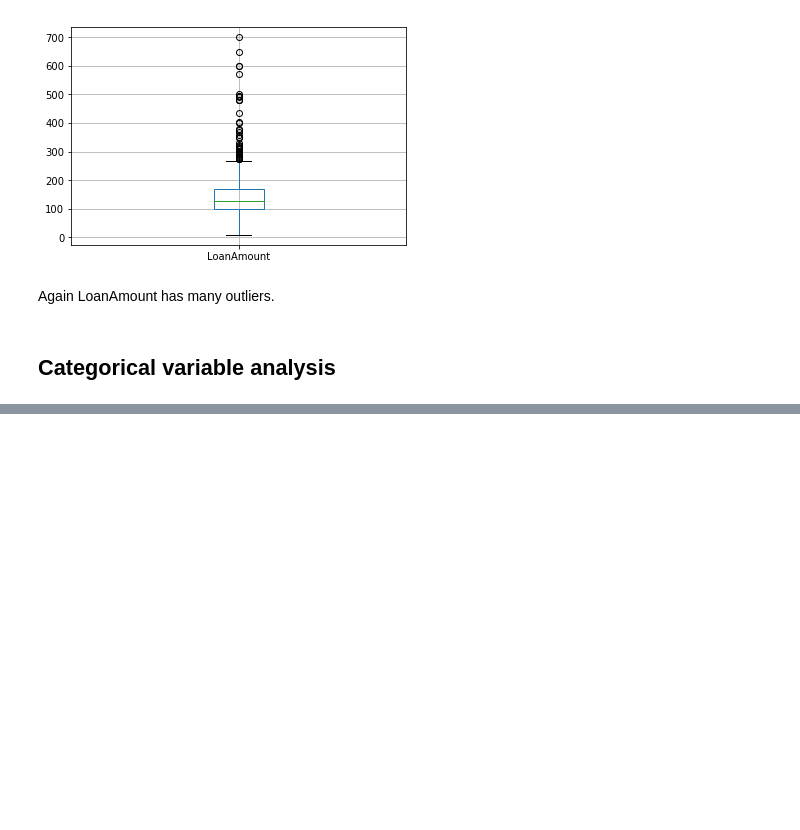
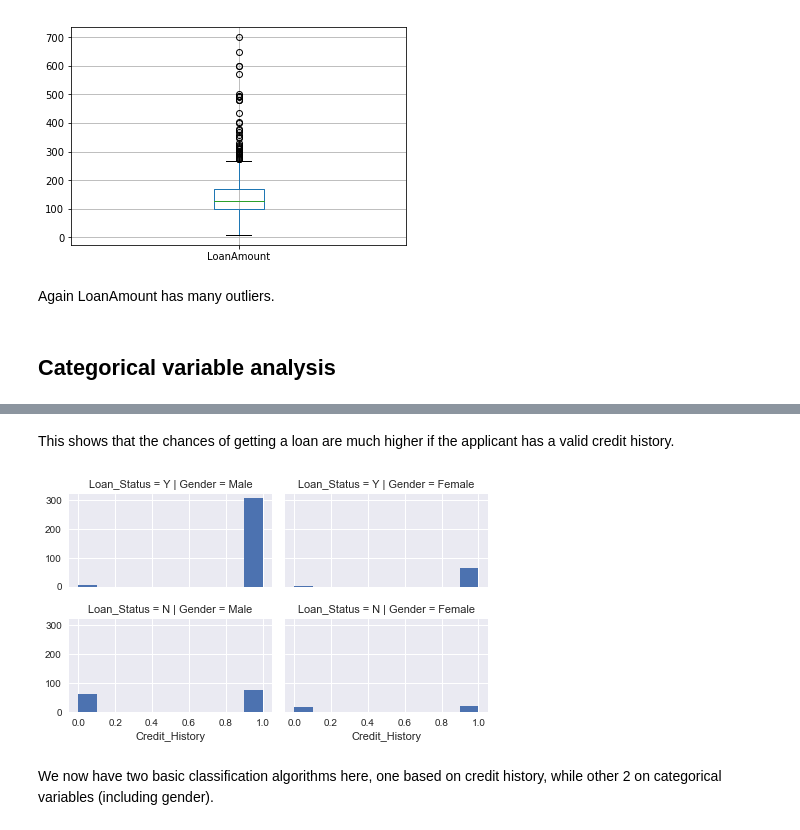
Before and after one commit to Prashant-mahajan/Loan-Prediction, a Jupyter notebook: Loan_Prediction.ipynb, the cells around one changed output, grey strips where cells are left out. Saved outputs shown, nothing was run; the diff lists cells and outputs as text; code cells hidden in the pictures; blank space fills up the shorter version.

Commit message:
Categorical variable analysis done

```diff
--- a/Loan_Prediction.ipynb
+++ b/Loan_Prediction.ipynb
@@ -76,0 +102,13 @@ Again LoanAmount has many outliers.
+# %% [markdown]
+This shows that the chances of getting a loan are much higher if the applicant has a valid credit history.
+# %%
+# Use of Seaborn
+
+import seaborn as sns
+grid = sns.FacetGrid(df, col='Gender', row='Loan_Status',size=2, aspect=1.6)
+grid.map(plt.hist, 'Credit_History', alpha=1, bins=10)
+grid.add_legend();
+# %% [output]
+[figure, added]
+# %% [markdown]
+We now have two basic classification algorithms here, one based on credit history, while other 2 on categorical variables (including gender).
```
Also changed, not shown: parts of 3 cells of this notebook.
